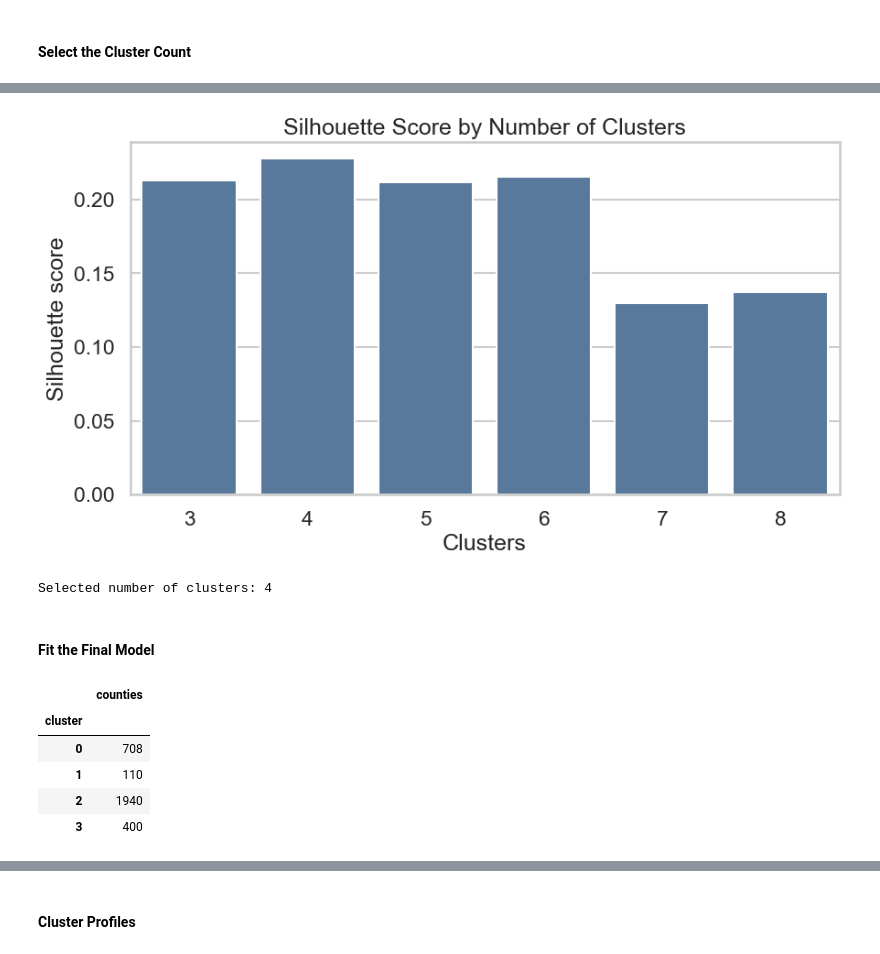
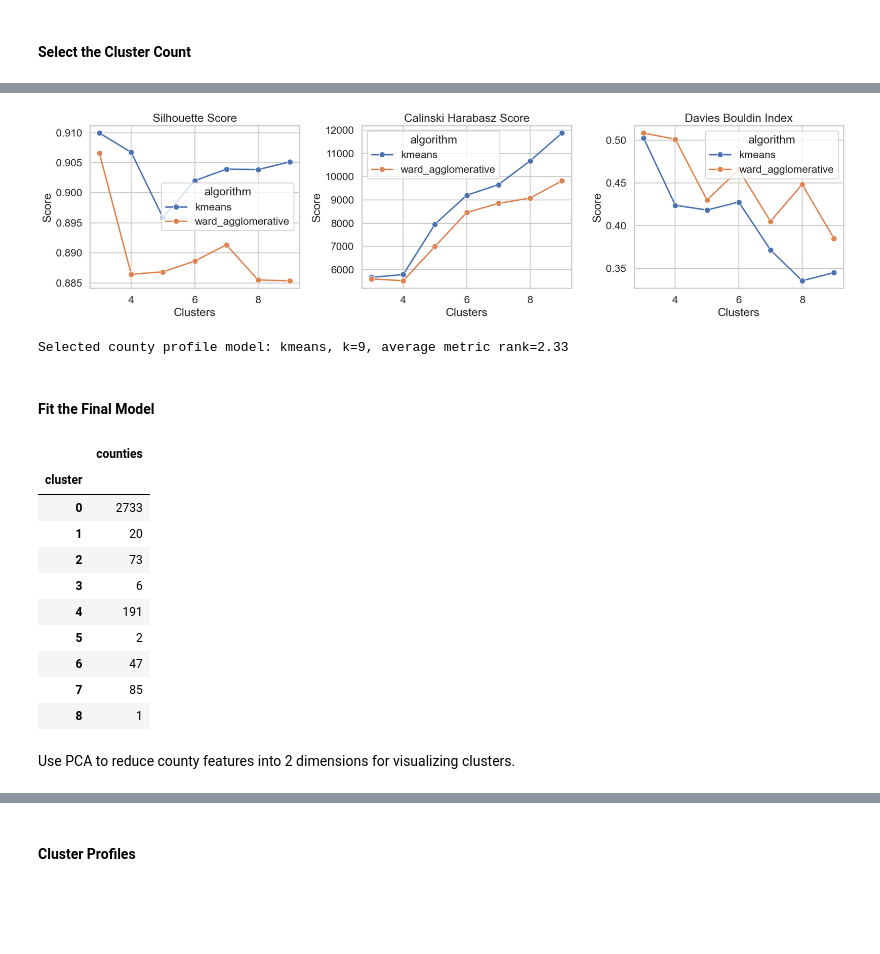
Before and after one commit to Kaxlow/climate-on-housing, a Jupyter notebook: src/climate-housing-analysis.ipynb, the cells around one changed output, grey strips where cells are left out. Saved outputs shown, nothing was run; the diff lists cells and outputs as text; code cells hidden in the pictures; blank space fills up the shorter version.

Commit message:
Enhance county profiles and population growth story

```diff
--- a/src/climate-housing-analysis.ipynb
+++ b/src/climate-housing-analysis.ipynb
@@ -797,11 +824,7 @@ log_population                 0
 white_share                    0
 dtype: int64
 # %%
-
-for column in FEATURE_COLUMNS:
-    cluster_input[column] = cluster_input[column].fillna(cluster_input[column].median())
-
-cluster_input = cluster_input.dropna(subset=FEATURE_COLUMNS).copy()
+cluster_input = cluster_input.dropna(subset=FEATURE_COLUMNS, how='all').copy()
 cluster_input.shape
 # %% [output]
 (3158, 20)
@@ -836,22 +908,32 @@ cluster_quality_df
 # %%
+plot_quality_df = cluster_quality_df.melt(
+    id_vars=['algorithm', 'k'],
+    value_vars=['silhouette_score', 'calinski_harabasz_score', 'davies_bouldin_index'],
+    var_name='metric',
+    value_name='value',
+)
 
-fig, ax = plt.subplots(figsize=(10, 5))
-sns.barplot(data=cluster_quality_df, x='k', y='silhouette_score', color='#4C78A8', ax=ax)
-ax.set_title('Silhouette Score by Number of Clusters')
-ax.set_xlabel('Clusters')
-ax.set_ylabel('Silhouette score')
+fig, axes = plt.subplots(1, 3, figsize=(18, 5))
+for ax, metric in zip(axes, ['silhouette_score', 'calinski_harabasz_score', 'davies_bouldin_index']):
+    metric_df = plot_quality_df.loc[plot_quality_df['metric'] == metric]
+    sns.lineplot(data=metric_df, x='k', y='value', hue='algorithm', marker='o', ax=ax)
+    ax.set_title(metric.replace('_', ' ').title())
+    ax.set_xlabel('Clusters')
+    ax.set_ylabel('Score')
+plt.tight_layout()
 plt.show()
 
-print(f'Selected number of clusters: {best_k}')
+print(
+    f"Selected county profile model: {best_algorithm}, k={best_k}, "
+    f"average metric rank={best_cluster_row['combined_metric_rank']:.2f}"
+)
 # %% [output]
-[figure, old version]
+[figure, new version]
-Selected number of clusters: 4
+Selected county profile model: kmeans, k=9, average metric rank=2.33
 # %% [markdown]
 #### Fit the Final Model
 # %%
-
-final_model = KMeans(n_clusters=best_k, random_state=42, n_init=20)
-cluster_input['cluster'] = final_model.fit_predict(X)
+cluster_input['cluster'] = best_cluster_model.labels_ if hasattr(best_cluster_model, 'labels_') else best_cluster_model.predict(X)
 
 cluster_sizes = (
     cluster_input.groupby('cluster')
@@ -862,8 +944,15 @@ cluster_sizes
 # %% [output]
 |  | counties |
 | cluster |  |
-| 0 | 708 |
-| 1 | 110 |
-| 2 | 1940 |
-| 3 | 400 |
+| 0 | 2733 |
+| 1 | 20 |
+| 2 | 73 |
+| 3 | 6 |
+| 4 | 191 |
+| 5 | 2 |
+| 6 | 47 |
+| 7 | 85 |
+| 8 | 1 |
+# %% [markdown]
+Use PCA to reduce county features into 2 dimensions for visualizing clusters.
 # %%
```
Also changed, not shown: parts of 12 cells of this notebook, 1 other file.
